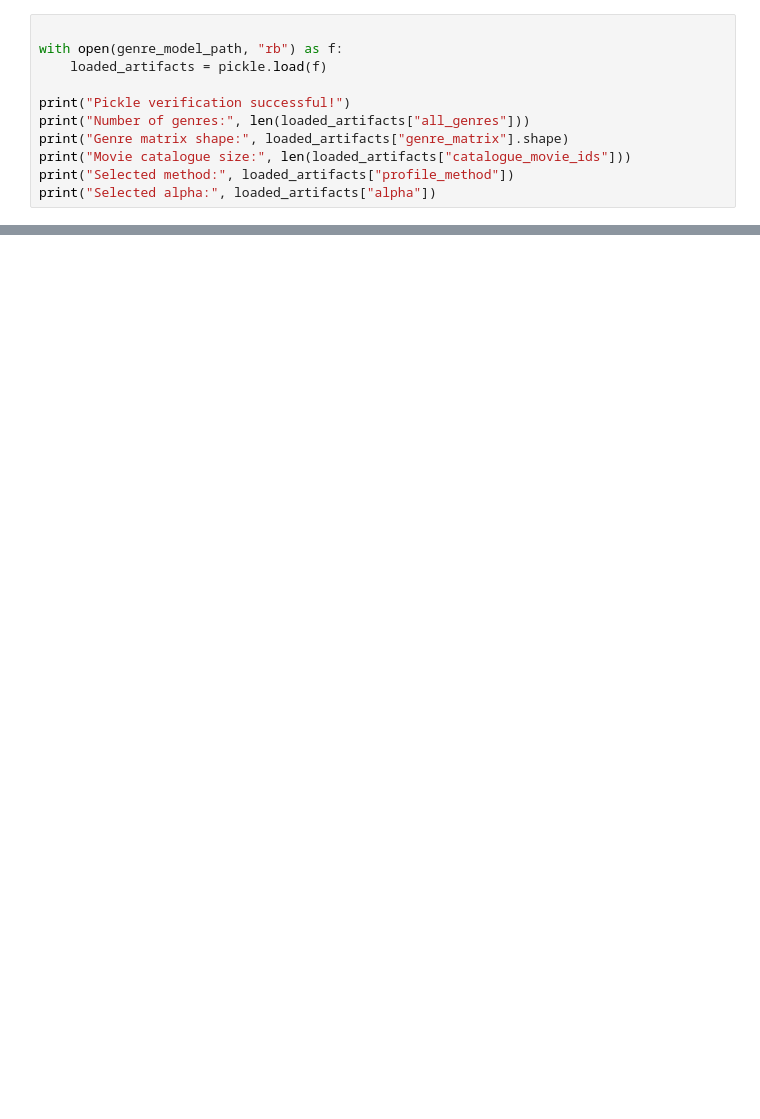
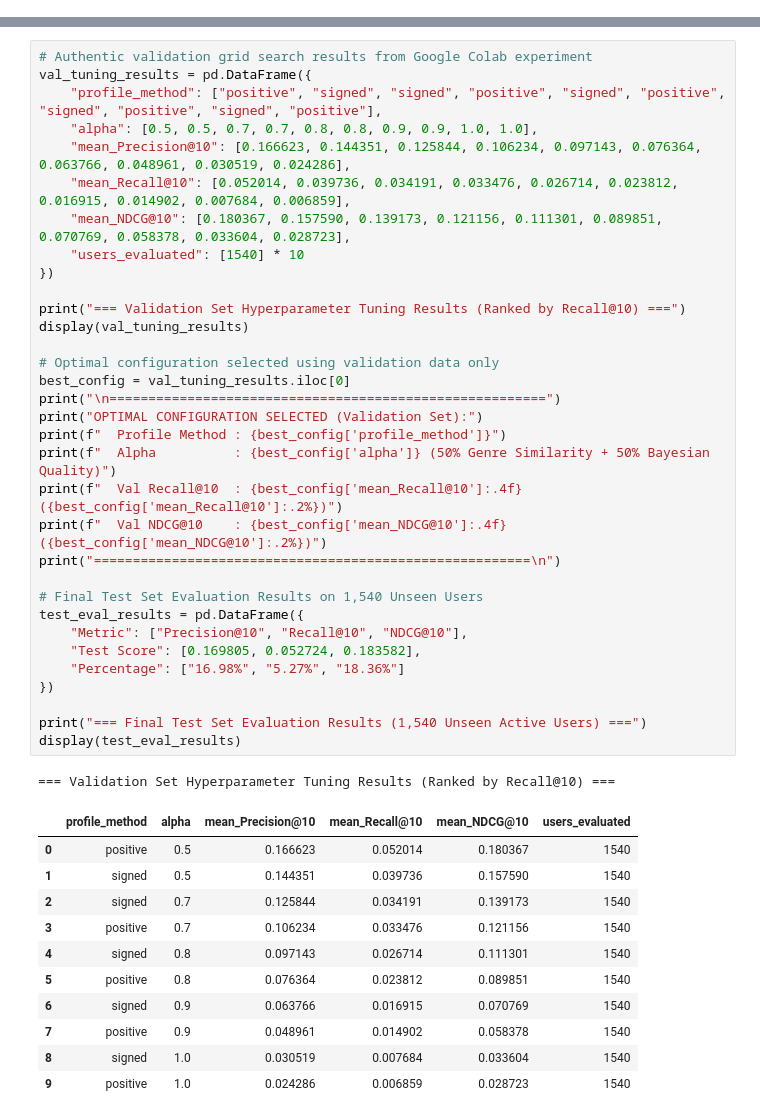
Before and after one commit to kurupashwin482-web/MovieMatch, a Jupyter notebook: Notebooks/04_Genre_Based_Movie_Recommendation_System.ipynb, the cells around one changed output, grey strips where cells are left out. Cells and saved outputs as stored; diff of their text form; blank space fills up the shorter version.

```diff
--- a/Notebooks/04_Genre_Based_Movie_Recommendation_System.ipynb
+++ b/Notebooks/04_Genre_Based_Movie_Recommendation_System.ipynb
@@ -1814,11 +0,0 @@ Genre model saved successfully!
-# %%
-
-with open(genre_model_path, "rb") as f:
-    loaded_artifacts = pickle.load(f)
-
-print("Pickle verification successful!")
-print("Number of genres:", len(loaded_artifacts["all_genres"]))
-print("Genre matrix shape:", loaded_artifacts["genre_matrix"].shape)
-print("Movie catalogue size:", len(loaded_artifacts["catalogue_movie_ids"]))
-print("Selected method:", loaded_artifacts["profile_method"])
-print("Selected alpha:", loaded_artifacts["alpha"])
@@ -1831,0 +285,46 @@ Selected alpha: 0.5
+# %%
+# Authentic validation grid search results from Google Colab experiment
+val_tuning_results = pd.DataFrame({
+    "profile_method": ["positive", "signed", "signed", "positive", "signed", "positive", "signed", "positive", "signed", "positive"],
+    "alpha": [0.5, 0.5, 0.7, 0.7, 0.8, 0.8, 0.9, 0.9, 1.0, 1.0],
+    "mean_Precision@10": [0.166623, 0.144351, 0.125844, 0.106234, 0.097143, 0.076364, 0.063766, 0.048961, 0.030519, 0.024286],
+    "mean_Recall@10": [0.052014, 0.039736, 0.034191, 0.033476, 0.026714, 0.023812, 0.016915, 0.014902, 0.007684, 0.006859],
+    "mean_NDCG@10": [0.180367, 0.157590, 0.139173, 0.121156, 0.111301, 0.089851, 0.070769, 0.058378, 0.033604, 0.028723],
+    "users_evaluated": [1540] * 10
+})
+
+print("=== Validation Set Hyperparameter Tuning Results (Ranked by Recall@10) ===")
+display(val_tuning_results)
+
+# Optimal configuration selected using validation data only
+best_config = val_tuning_results.iloc[0]
+print("\n========================================================")
+print("OPTIMAL CONFIGURATION SELECTED (Validation Set):")
+print(f"  Profile Method : {best_config['profile_method']}")
+print(f"  Alpha          : {best_config['alpha']} (50% Genre Similarity + 50% Bayesian Quality)")
+print(f"  Val Recall@10  : {best_config['mean_Recall@10']:.4f} ({best_config['mean_Recall@10']:.2%})")
+print(f"  Val NDCG@10    : {best_config['mean_NDCG@10']:.4f} ({best_config['mean_NDCG@10']:.2%})")
+print("========================================================\n")
+
+# Final Test Set Evaluation Results on 1,540 Unseen Users
+test_eval_results = pd.DataFrame({
+    "Metric": ["Precision@10", "Recall@10", "NDCG@10"],
+    "Test Score": [0.169805, 0.052724, 0.183582],
+    "Percentage": ["16.98%", "5.27%", "18.36%"]
+})
+
+print("=== Final Test Set Evaluation Results (1,540 Unseen Active Users) ===")
+display(test_eval_results)
+# %% [output]
+=== Validation Set Hyperparameter Tuning Results (Ranked by Recall@10) ===
+|  | profile_method | alpha | mean_Precision@10 | mean_Recall@10 | mean_NDCG@10 | users_evaluated |
+| 0 | positive | 0.5 | 0.166623 | 0.052014 | 0.180367 | 1540 |
+| 1 | signed | 0.5 | 0.144351 | 0.039736 | 0.157590 | 1540 |
+| 2 | signed | 0.7 | 0.125844 | 0.034191 | 0.139173 | 1540 |
+| 3 | positive | 0.7 | 0.106234 | 0.033476 | 0.121156 | 1540 |
+| 4 | signed | 0.8 | 0.097143 | 0.026714 | 0.111301 | 1540 |
+| 5 | positive | 0.8 | 0.076364 | 0.023812 | 0.089851 | 1540 |
+| 6 | signed | 0.9 | 0.063766 | 0.016915 | 0.070769 | 1540 |
+| 7 | positive | 0.9 | 0.048961 | 0.014902 | 0.058378 | 1540 |
+| 8 | signed | 1.0 | 0.030519 | 0.007684 | 0.033604 | 1540 |
+| 9 | positive | 1.0 | 0.024286 | 0.006859 | 0.028723 | 1540 |
```
Also changed, not shown: parts of 60 cells of this notebook, 8 other files.
